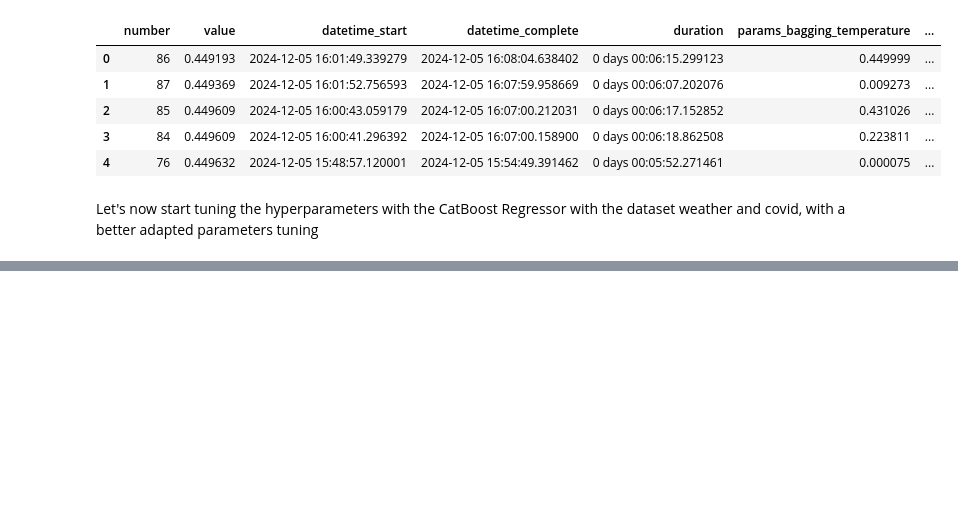
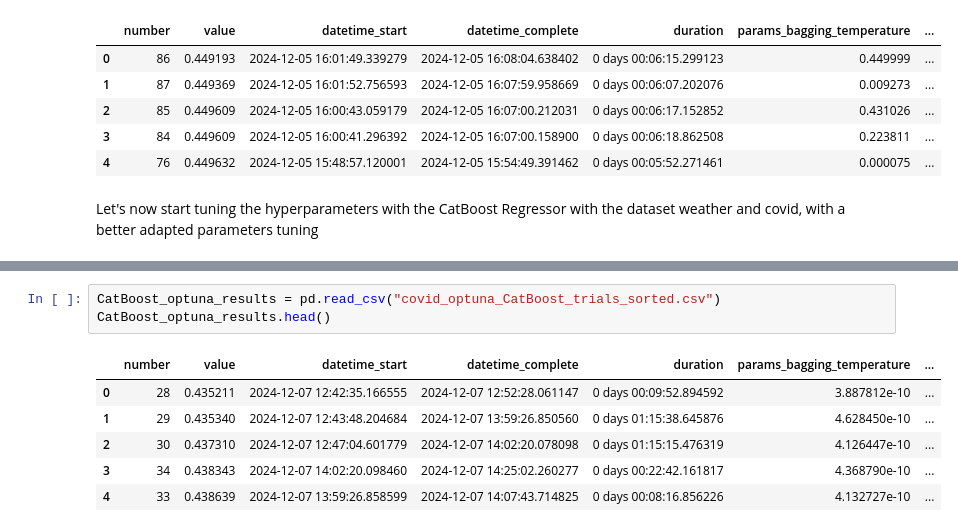
Before and after one commit to alexandreblivet/bike_counters_ac_team, a Jupyter notebook: methodology_notebook.ipynb, the cells around one changed output, grey strips where cells are left out. Saved outputs shown, nothing was run; the diff lists cells and outputs as text; blank space fills up the shorter version.

```diff
--- a/methodology_notebook.ipynb
+++ b/methodology_notebook.ipynb
@@ -1355,0 +1366,10 @@ KeyboardInterrupt:
+# %%
+CatBoost_optuna_results = pd.read_csv("covid_optuna_CatBoost_trials_sorted.csv")
+CatBoost_optuna_results.head()
+# %% [output]
+|  | number | value | datetime_start | datetime_complete | duration | params_bagging_temperature | ... |
+| 0 | 28 | 0.435211 | 2024-12-07 12:42:35.166555 | 2024-12-07 12:52:28.061147 | 0 days 00:09:52.894592 | 3.887812e-10 | ... |
+| 1 | 29 | 0.435340 | 2024-12-07 12:43:48.204684 | 2024-12-07 13:59:26.850560 | 0 days 01:15:38.645876 | 4.628450e-10 | ... |
+| 2 | 30 | 0.437310 | 2024-12-07 12:47:04.601779 | 2024-12-07 14:02:20.078098 | 0 days 01:15:15.476319 | 4.126447e-10 | ... |
+| 3 | 34 | 0.438343 | 2024-12-07 14:02:20.098460 | 2024-12-07 14:25:02.260277 | 0 days 00:22:42.161817 | 4.368790e-10 | ... |
+| 4 | 33 | 0.438639 | 2024-12-07 13:59:26.858599 | 2024-12-07 14:07:43.714825 | 0 days 00:08:16.856226 | 4.132727e-10 | ... |
```
Also changed, not shown: parts of 8 cells of this notebook, 3 other files.
